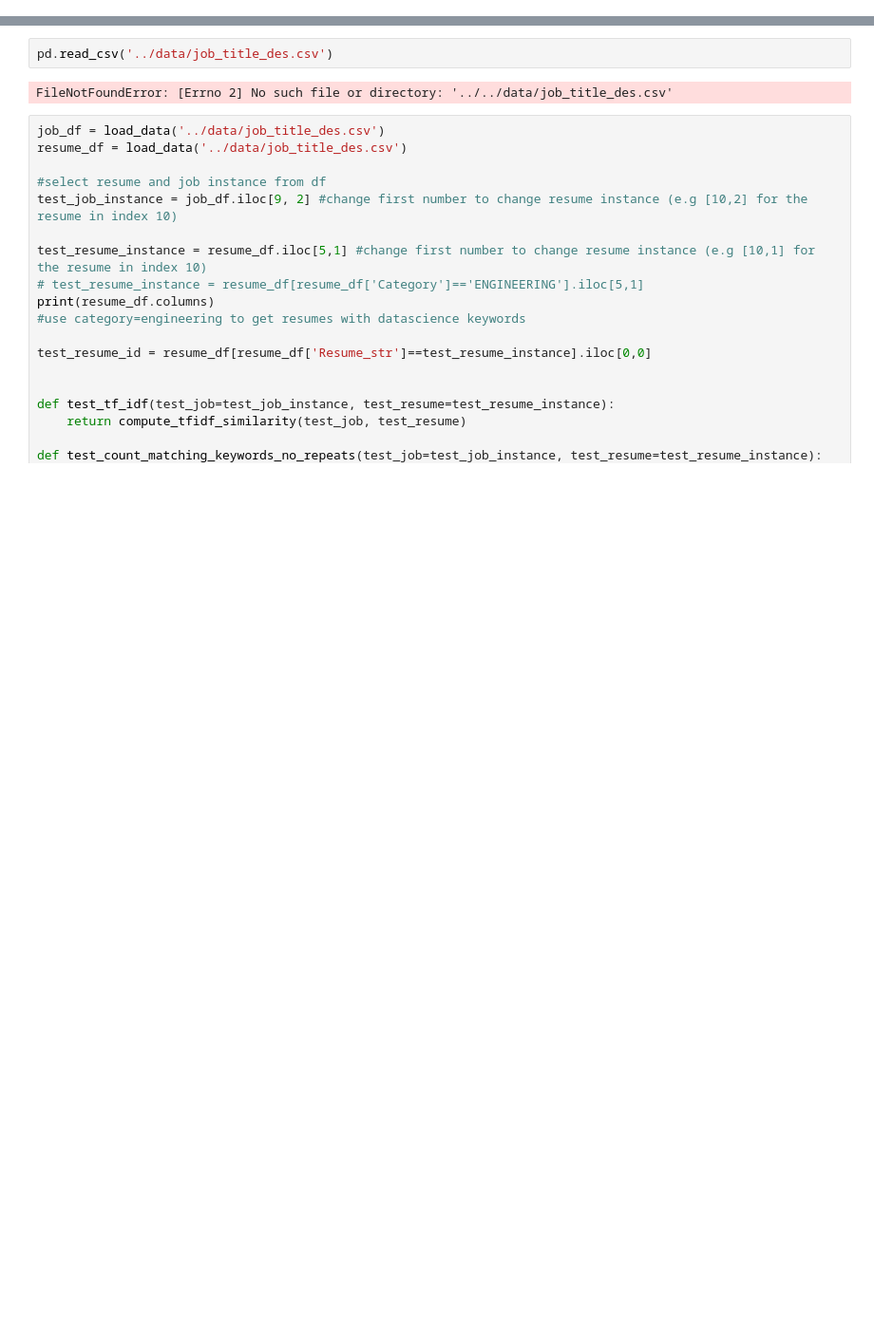
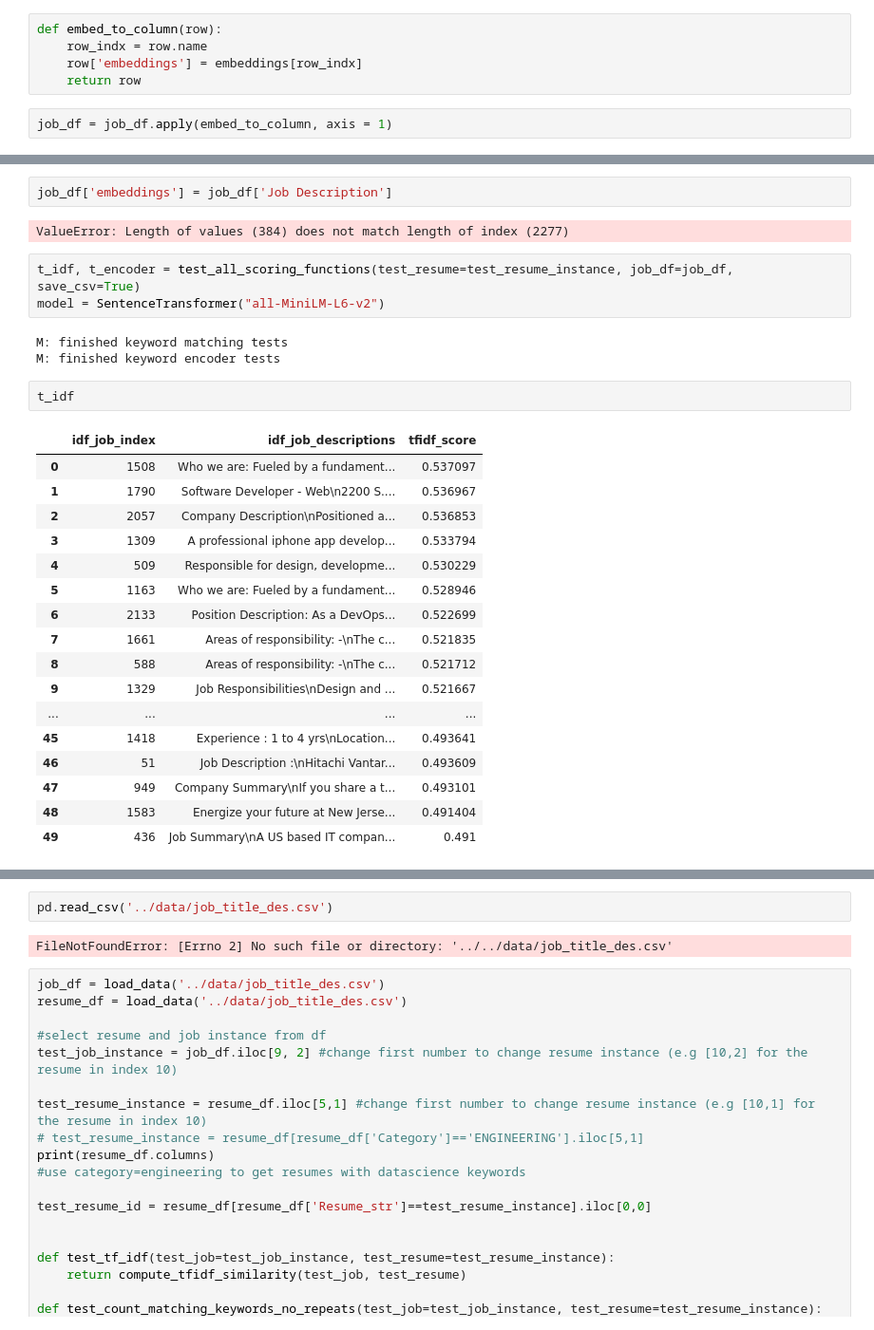
Before and after one commit to JonnyBeAverage/Jobable, a Jupyter notebook: jobable/ml_logic/test.ipynb, the cells around one changed output, grey strips where cells are left out. Shown at 95% size. Cells and saved outputs as stored; diff of their text form; blank space fills up the shorter version.

Commit message:
embeddings

```diff
--- a/jobable/ml_logic/test.ipynb
+++ b/jobable/ml_logic/test.ipynb
@@ -5,0 +127,7 @@ NameError: name 'fr' is not defined
+# %%
+def embed_to_column(row):
+    row_indx = row.name
+    row['embeddings'] = embeddings[row_indx]
+    return row
+# %%
+job_df = job_df.apply(embed_to_column, axis = 1)
@@ -5,0 +154,30 @@ NameError: name 'fr' is not defined
+# %%
+job_df['embeddings'] = job_df['Job Description']
+# %% [output]
+ValueError: Length of values (384) does not match length of index (2277)
+# %%
+t_idf, t_encoder = test_all_scoring_functions(test_resume=test_resume_instance, job_df=job_df, save_csv=True)
+model = SentenceTransformer("all-MiniLM-L6-v2")
+# %% [output]
+M: finished keyword matching tests
+M: finished keyword encoder tests
+# %%
+t_idf
+# %% [output]
+|  | idf_job_index | idf_job_descriptions | tfidf_score |
+| 0 | 1508 | Who we are: Fueled by a fundament... | 0.537097 |
+| 1 | 1790 | Software Developer - Web\n2200 S.... | 0.536967 |
+| 2 | 2057 | Company Description\nPositioned a... | 0.536853 |
+| 3 | 1309 | A professional iphone app develop... | 0.533794 |
+| 4 | 509 | Responsible for design, developme... | 0.530229 |
+| 5 | 1163 | Who we are: Fueled by a fundament... | 0.528946 |
+| 6 | 2133 | Position Description: As a DevOps... | 0.522699 |
+| 7 | 1661 | Areas of responsibility: -\nThe c... | 0.521835 |
+| 8 | 588 | Areas of responsibility: -\nThe c... | 0.521712 |
+| 9 | 1329 | Job Responsibilities\nDesign and ... | 0.521667 |
+| ... | ... | ... | ... |
+| 45 | 1418 | Experience : 1 to 4 yrs\nLocation... | 0.493641 |
+| 46 | 51 | Job Description :\nHitachi Vantar... | 0.493609 |
+| 47 | 949 | Company Summary\nIf you share a t... | 0.493101 |
+| 48 | 1583 | Energize your future at New Jerse... | 0.491404 |
+| 49 | 436 | Job Summary\nA US based IT compan... | 0.491 |
```
Also changed, not shown: parts of 16 cells of this notebook, 2 other files.
